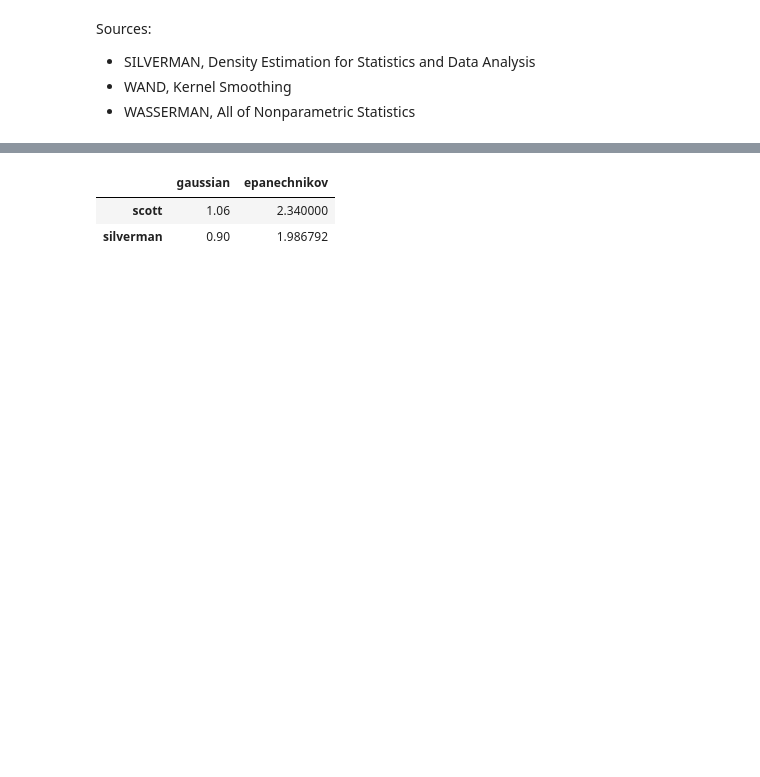
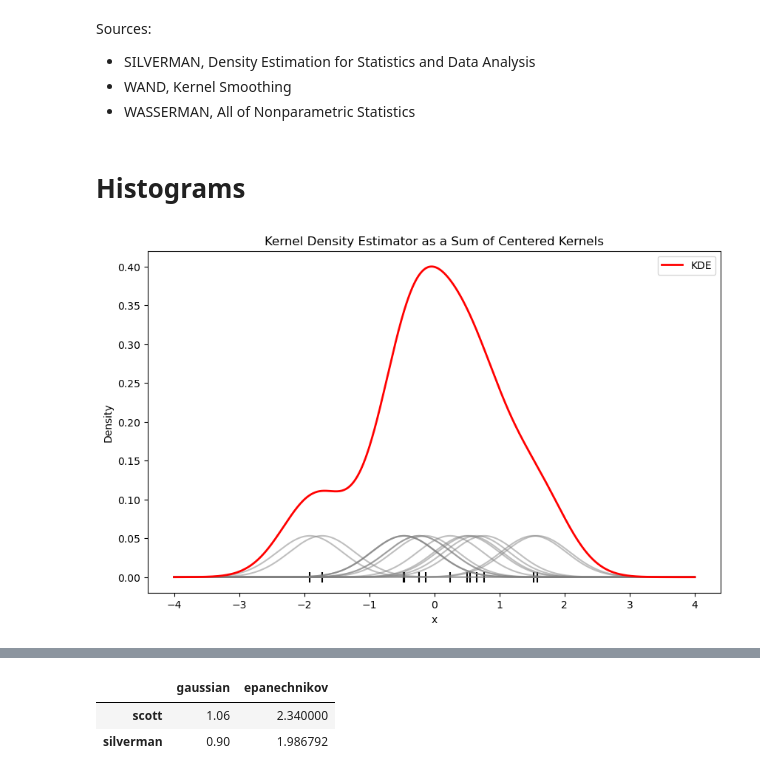
Before and after one commit to matheus-vizzotto/densities4risk, a Jupyter notebook: notebooks/development/bandwidth_selection.ipynb, the cells around one changed output, grey strips where cells are left out. Drawn from its saved outputs; the diff is of its cells as text; code cells hidden in the pictures; blank space fills up the shorter version.

```diff
--- a/notebooks/development/bandwidth_selection.ipynb
+++ b/notebooks/development/bandwidth_selection.ipynb
@@ -6,3 +11,5 @@ Sources: <br>
 * SILVERMAN, Density Estimation for Statistics and Data Analysis <br>
 * WAND, Kernel Smoothing <br>
 * WASSERMAN, All of Nonparametric Statistics
+# %% [markdown]
+# Histograms
@@ -8,0 +54,62 @@ Sources: <br>
+# %%
+import numpy as np
+import matplotlib.pyplot as plt
+from scipy.stats import norm
+
+# ---------------------------
+# Sample data
+# ---------------------------
+np.random.seed(42)
+X = np.random.normal(loc=0, scale=1, size=15)
+n = len(X)
+
+# ---------------------------
+# Parameters
+# ---------------------------
+h = 0.5  # bandwidth
+x_grid = np.linspace(-4, 4, 1000)
+
+# ---------------------------
+# Gaussian kernel function
+# ---------------------------
+def gaussian_kernel(u):
+    return norm.pdf(u)  # standard normal kernel
+
+# ---------------------------
+# Compute individual kernels
+# ---------------------------
+kernels = []
+
+for xi in X:
+    k = (1 / h) * gaussian_kernel((x_grid - xi) / h)
+    kernels.append(k)
+
+kernels = np.array(kernels)
+
+# ---------------------------
+# Compute KDE as average
+# ---------------------------
+kde = (1 / n) * np.sum(kernels, axis=0)
+
+# ---------------------------
+# Plot
+# ---------------------------
+plt.figure(figsize=(10, 6))
+
+# Plot individual centered kernels
+for i in range(n):
+    plt.plot(x_grid, kernels[i] / n, color='gray', alpha=0.5)
+
+# Plot final KDE
+plt.plot(x_grid, kde, color='red', linewidth=2, label='KDE')
+
+# Rug plot
+plt.scatter(X, np.zeros_like(X), marker='|', color='black', s=100)
+
+plt.title("Kernel Density Estimator as a Sum of Centered Kernels")
+plt.xlabel("x")
+plt.ylabel("Density")
+plt.legend()
+plt.show()
+# %% [output]
+[figure, added]
```
Also changed, not shown: parts of 4 cells of this notebook.
